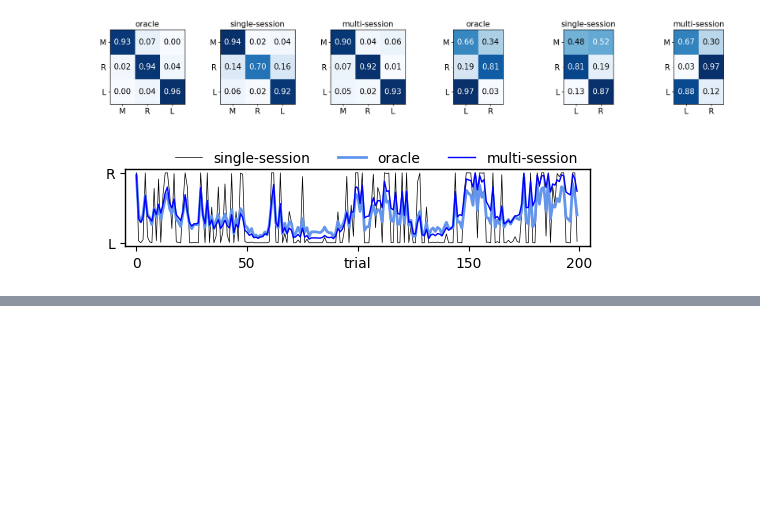
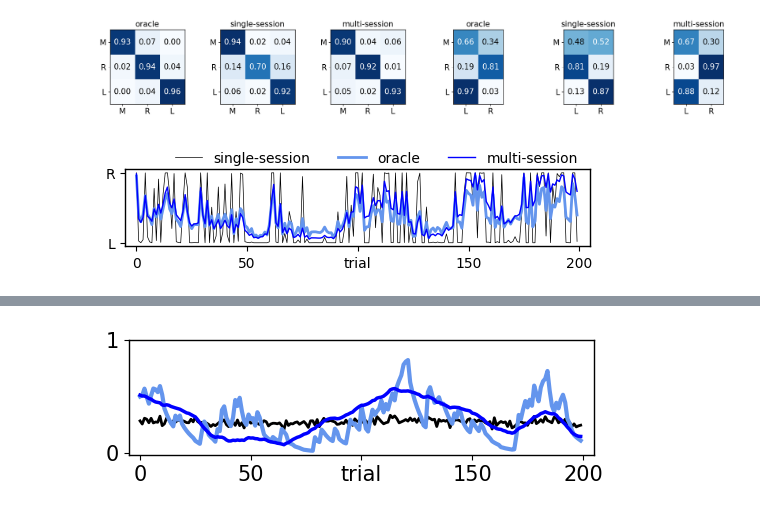
Before and after one commit to yzhang511/neural_decoding, a Jupyter notebook: biorxiv_plots/biorxiv_fig6.ipynb, the cells around one changed output, grey strips where cells are left out. Drawn from its saved outputs; the diff is of its cells as text; code cells hidden in the pictures; blank space fills up the shorter version.

```diff
--- a/biorxiv_plots/biorxiv_fig6.ipynb
+++ b/biorxiv_plots/biorxiv_fig6.ipynb
@@ -622,0 +880,4 @@ plt.savefig("./plots/bmm_hmm_traces.png", dpi=200)
+# %%
+min_seq_len = np.min([len(ys) for ys in train_ys])
+train_ys = np.array([ys[:min_seq_len] for ys in train_ys]).T.squeeze()
+train_ds = np.array([ds[:min_seq_len] for ds in train_ds]).T.squeeze()
@@ -622,0 +931,7 @@ plt.savefig("./plots/bmm_hmm_traces.png", dpi=200)
+# %%
+alpha = ppc["alpha"].mean(0).item()
+beta = ppc["beta"].mean(0).item()
+rho = ppc["rho"].mean(0).item()
+sigma_xi = ppc["xi"].mean(0).item()
+sigma_eps = ppc["eps"].mean(0).item()
+print([alpha, beta, rho])
@@ -622,0 +970,2 @@ plt.savefig("./plots/bmm_hmm_traces.png", dpi=200)
+# %%
+multi_pred = ppc["state"].mean(0)
@@ -622,0 +1015,12 @@ plt.savefig("./plots/bmm_hmm_traces.png", dpi=200)
+# %%
+plt.figure(figsize=(6,1.5))
+plt.plot(single_pred[:200], color="k", linewidth=2, label="single-session")
+plt.plot(oracle_pred[:200], color="cornflowerblue", linewidth=3., label="oracle")
+plt.plot(multi_pred[:200], color="b", linewidth=2.5, label="multi-session")
+plt.xlim(-5, 205)
+plt.yticks([0, 1], [0, 1], fontsize=15)
+plt.xticks([0, 50, 100, 150, 200], [0, 50, "trial", 150, 200],fontsize=15)
+# plt.legend(bbox_to_anchor=(1, 1.4), ncol=3, frameon=False, fontsize=10)
+plt.savefig("./plots/ssm_traces.png", dpi=200)
+# %% [output]
+[figure, added]
```
Also changed, not shown: parts of 20 cells of this notebook.
